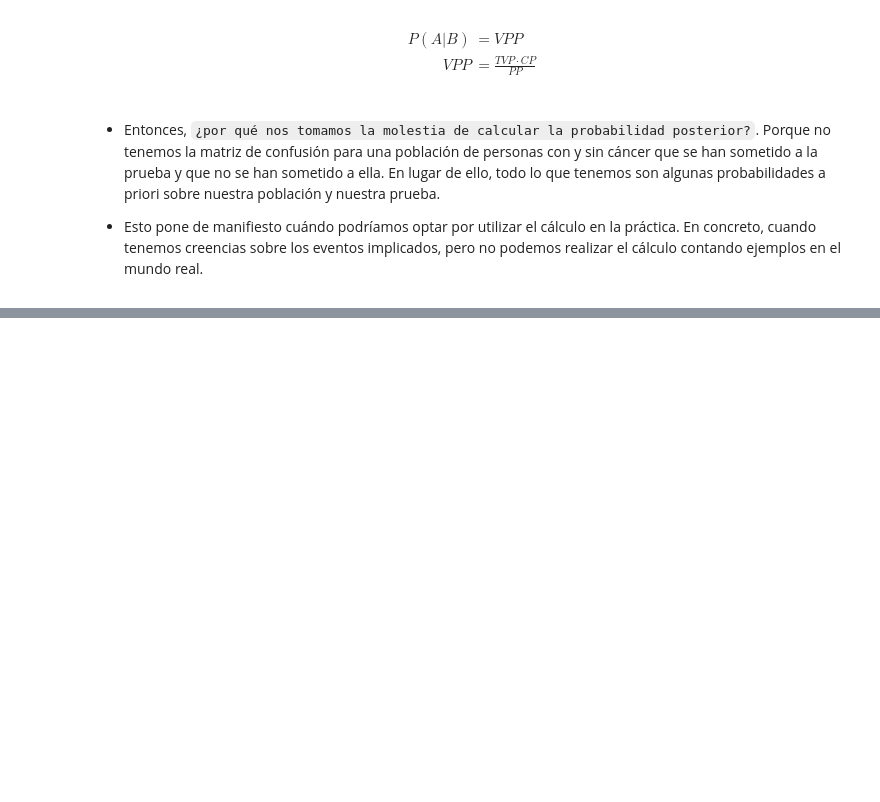
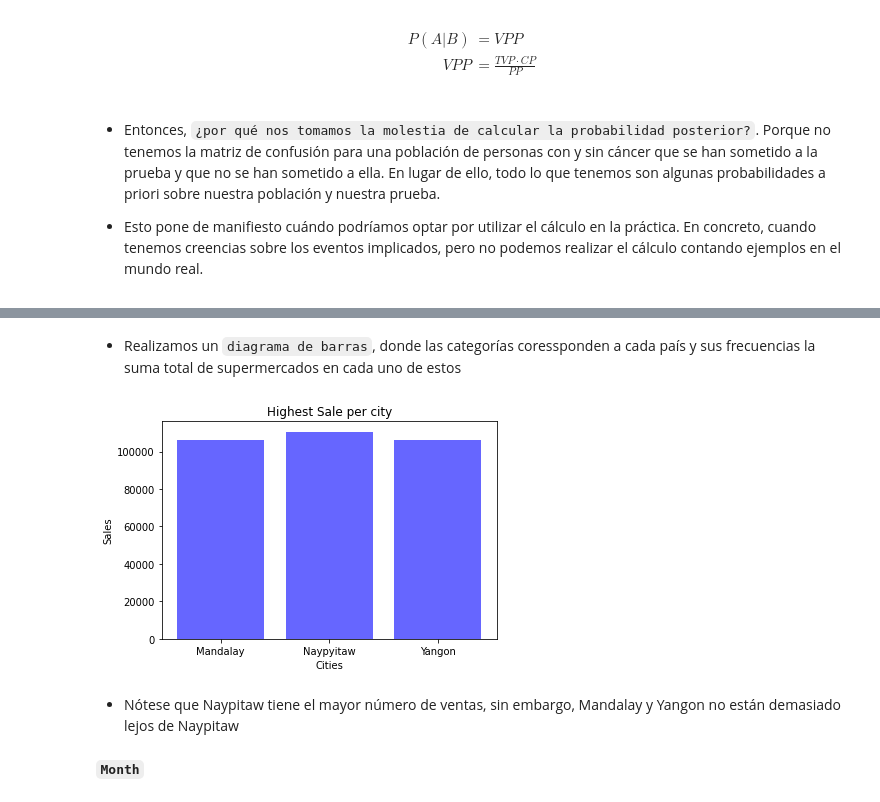
Before and after one commit to lihkir/DataChallengeBook, a Jupyter notebook: _sources/bayes_theorem.ipynb, the cells around one changed output, grey strips where cells are left out. Drawn from its saved outputs; the diff is of its cells as text; code cells hidden in the pictures; blank space fills up the shorter version.

```diff
--- a/_sources/bayes_theorem.ipynb
+++ b/_sources/bayes_theorem.ipynb
@@ -267,0 +371,3 @@ $$
+# %%
+supermarket_df.Date = pd.to_datetime(supermarket_df.Date)
+supermarket_df.head().style.background_gradient(cmap='GnBu')
@@ -267,0 +383,6 @@ $$
+# %%
+supermarket_df['month']=supermarket_df.Date.dt.month
+supermarket_df['day']=supermarket_df.Date.dt.day
+supermarket_df['weekday']=supermarket_df.Date.dt.day_name()
+
+supermarket_df.head().style.background_gradient(cmap='GnBu')
@@ -267,0 +398,8 @@ $$
+# %%
+supermarket_df['hour']=supermarket_df.Time.str[0:2]
+supermarket_df['minute']=supermarket_df.Time.str[3:5]
+
+supermarket_df['hour']=pd.to_numeric(supermarket_df['hour'])
+supermarket_df['minute']=pd.to_numeric(supermarket_df['minute'])
+
+supermarket_df.head().style.background_gradient(cmap='GnBu')
@@ -267,0 +432,17 @@ $$
+# %% [markdown]
+- Realizamos un `diagrama de barras`, donde las categorías coressponden a cada país y sus frecuencias la suma total de supermercados en cada uno de estos
+# %%
+sale = supermarket_df.groupby('City').sum()['Total']
+cities = [city for city, supermarket_df in supermarket_df.groupby('City')]
+# %%
+plt.bar(cities, sale, color='blue',alpha=.6)
+plt.xlabel('Cities')
+plt.ylabel('Sales')
+plt.title('Highest Sale per city')
+plt.show()
+# %% [output]
+[figure, added]
+# %% [markdown]
+- Nótese que Naypitaw tiene el mayor número de ventas, sin embargo, Mandalay y Yangon no están demasiado lejos de Naypitaw
+# %% [markdown]
+**`Month`**
```
Also changed, not shown: parts of 84 cells of this notebook, 28 other files.
